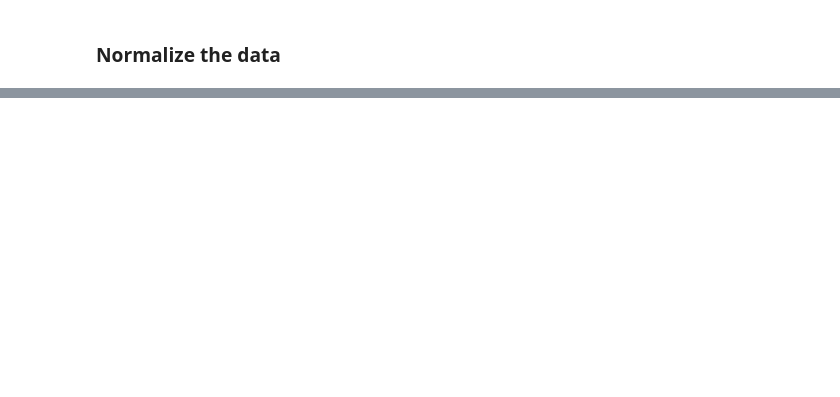
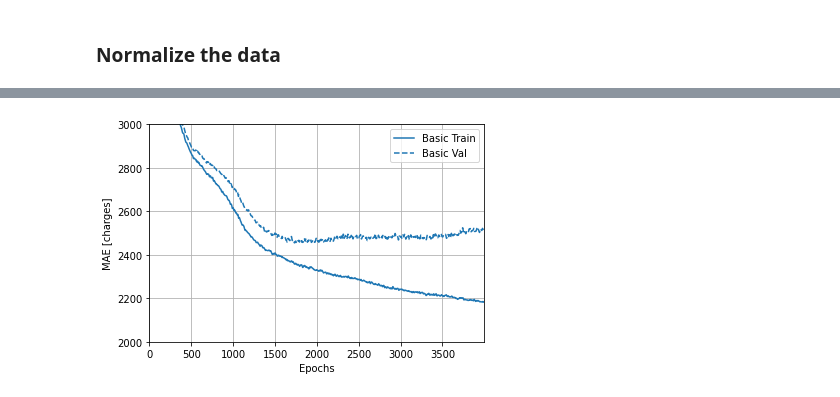
Before and after one commit to LugoBlogger/MLCC-Assignment-05, a Jupyter notebook: medical_cost_forecast.ipynb, the cells around one changed output, grey strips where cells are left out. Saved outputs shown, nothing was run; the diff lists cells and outputs as text; code cells hidden in the pictures; blank space fills up the shorter version.

Commit message:
finish-up-to-model-remaining-writing-conclusion

```diff
--- a/medical_cost_forecast.ipynb
+++ b/medical_cost_forecast.ipynb
@@ -194,0 +259,2 @@ normed_test_data = normalize(test_dataset)
+# %%
+reg_model = construct_model()
@@ -194,0 +306,17 @@ normed_test_data = normalize(test_dataset)
+# %%
+EPOCHS = 4000
+
+# the validation_split will split for the data for validation
+# from the last samples of normed_train_data. This smaller
+# splitted data will be used in the validation process.
+
+start_compute = time.time()
+
+history = reg_model.fit(
+    normed_train_data, train_labels, epochs=EPOCHS,
+    validation_split=0.2, verbose=0,
+    callbacks=[tfdocs.modeling.EpochDots()]
+)
+
+print('Approximation computational time: {:.2f} s'.format(time.time()
+                                                         - start_compute))
@@ -194,0 +354,8 @@ normed_test_data = normalize(test_dataset)
+# %%
+plotter = tfdocs.plots.HistoryPlotter(smoothing_std=2)
+# %%
+plotter.plot({'Basic': history}, metric='mae')
+plt.ylim([2e3, 3e3])
+plt.ylabel('MAE [charges]');
+# %% [output]
+[figure, added]
```
Also changed, not shown: parts of 27 cells of this notebook.
